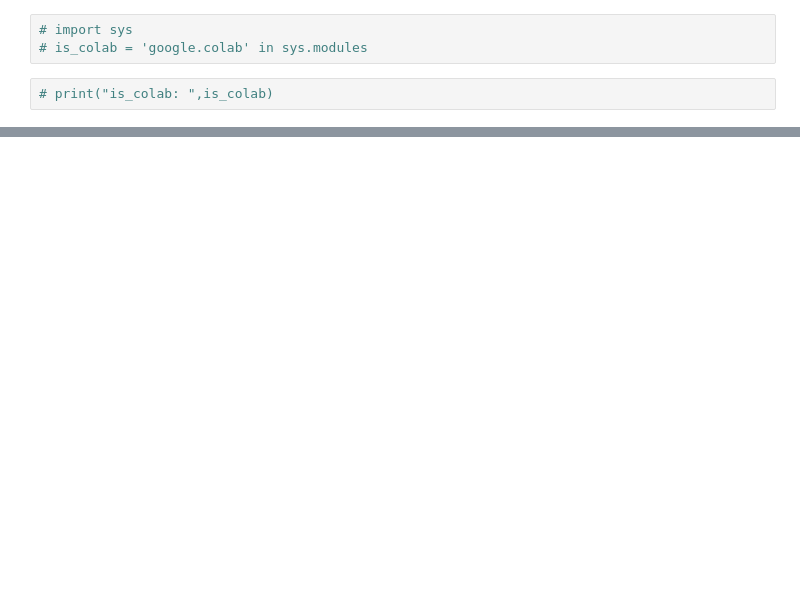
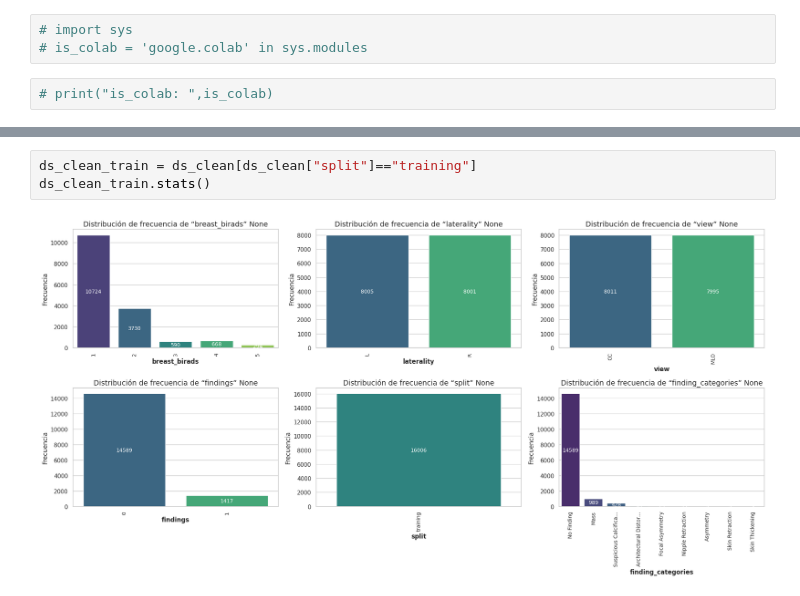
Before and after one commit to emiliodelgadouy/tesis, a Jupyter notebook: 01GenerateDumps.ipynb, the cells around one changed output, grey strips where cells are left out. Cells and saved outputs as stored; diff of their text form; blank space fills up the shorter version.

```diff
--- a/01GenerateDumps.ipynb
+++ b/01GenerateDumps.ipynb
@@ -67,0 +102,5 @@ dataset_balanced[(dataset_balanced["split"]=="training")&(dataset_balanced['find
+# %%
+ds_clean_train = ds_clean[ds_clean["split"]=="training"]
+ds_clean_train.stats()
+# %% [output]
+[figure, added]
```
Also changed, not shown: parts of 32 cells of this notebook, 2 other files.
